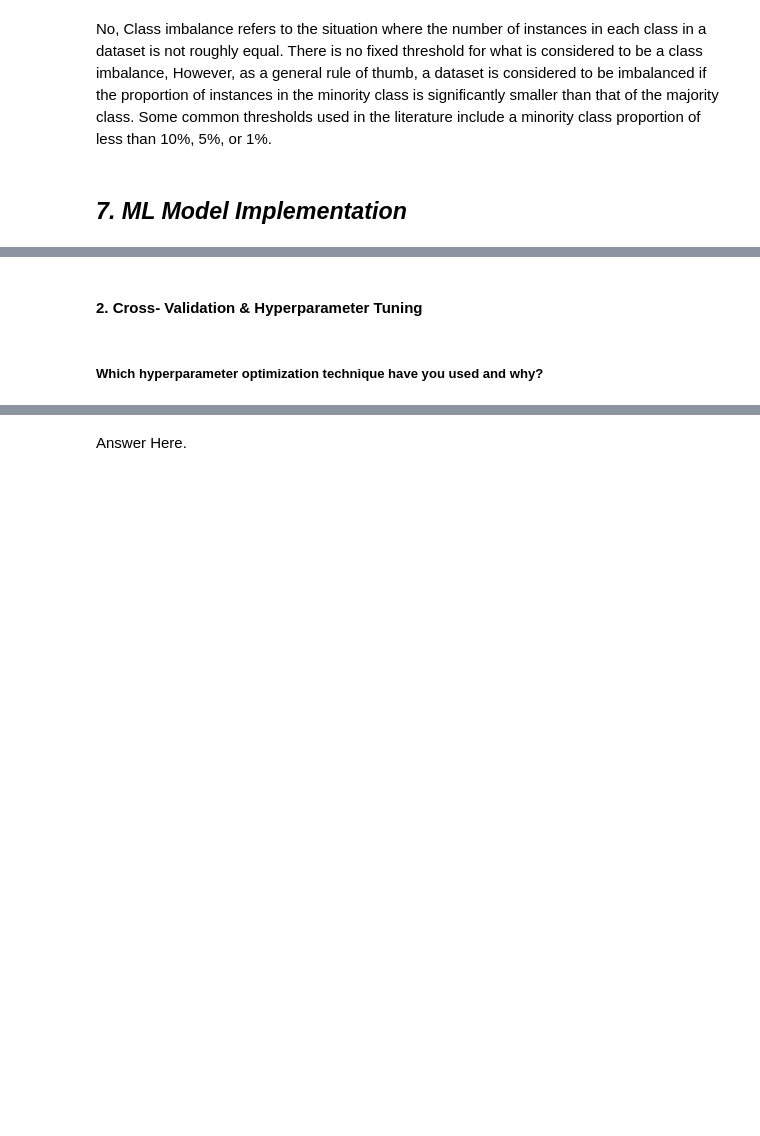
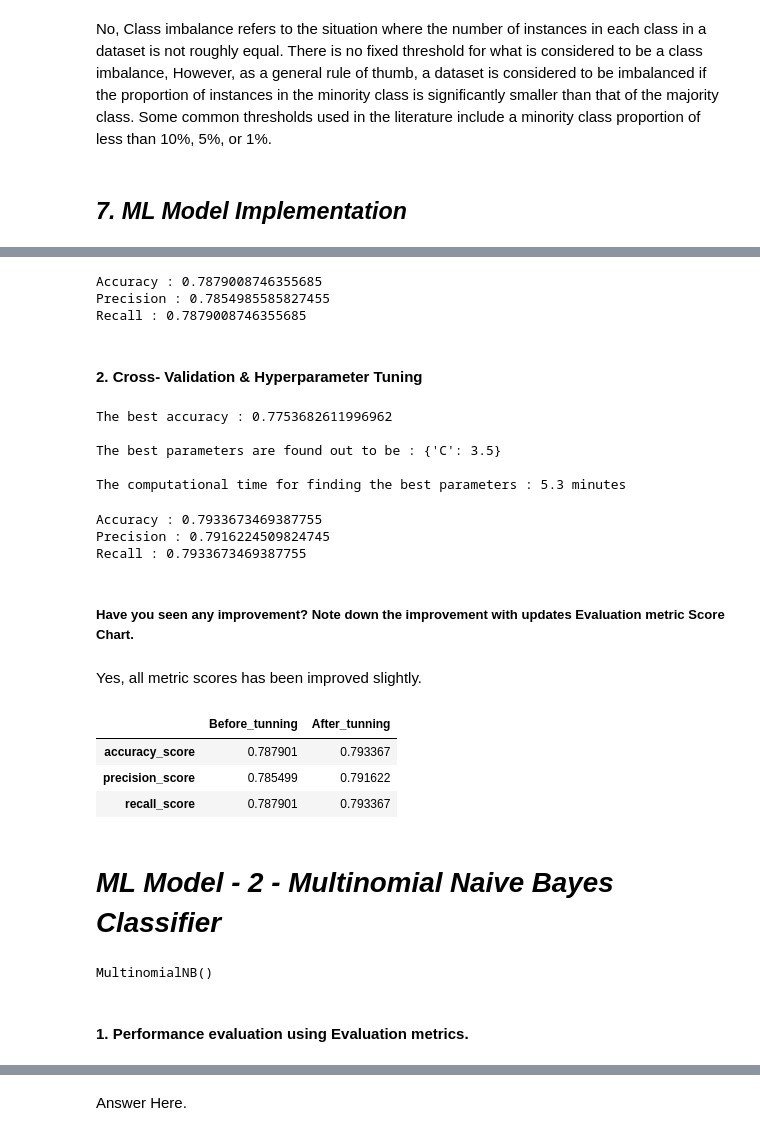
Before and after one commit to kuldeep-sngh/Covid-19-Tweet-Sentiment-Analysis, a Jupyter notebook: Covid_19_Tweet_Sentiment_Analysis.ipynb, the cells around one changed output, grey strips where cells are left out. Cells and saved outputs as stored; diff of their text form; code cells hidden in the pictures; blank space fills up the shorter version.

```diff
--- a/Covid_19_Tweet_Sentiment_Analysis.ipynb
+++ b/Covid_19_Tweet_Sentiment_Analysis.ipynb
@@ -1073,6 +1125,6 @@ However, as a general rule of thumb, a dataset is considered to be imbalanced if
 # %%
 # ML Model - 1 Implementation
-
+from sklearn.linear_model import LogisticRegression
+model = LogisticRegression()
 # Fit the Algorithm
-
-# Predict on the model
+model.fit(x_train, y_train)
@@ -1083,2 +1135,18 @@ However, as a general rule of thumb, a dataset is considered to be imbalanced if
+# %%
+# Predict on the model
+y_pred = model.predict(x_test)
+
+# Evaluation metric Scores
+print('Accuracy :' ,accuracy_score(y_test, y_pred))
+print('Precision :', precision_score(y_test, y_pred, average='weighted'))
+print('Recall :', recall_score(y_test, y_pred, average='weighted'))
+
+# recoring metric scores in pandas dataframe for later comparision
+logistic = pd.DataFrame(index = ['accuracy_score', 'precision_score', 'recall_score'])
+logistic['Before_tunning'] = [accuracy_score(y_test, y_pred), precision_score(y_test, y_pred, average='weighted'), recall_score(y_test, y_pred, average='weighted')]
+# %% [output]
+Accuracy : 0.7879008746355685
+Precision : 0.7854985585827455
+Recall : 0.7879008746355685
 # %% [markdown]
 #### 2. Cross- Validation & Hyperparameter Tuning
@@ -1091,2 +1153,38 @@ However, as a general rule of thumb, a dataset is considered to be imbalanced if
-# %% [markdown]
-##### Which hyperparameter optimization technique have you used and why?
+# %%
+parameters = {'C' : [0.01, 0.1, 1, 2, 3, 3.3, 3.5, 4]}
+
+# calling find_best_params function created earlier to get optimized model with best parameters.
+optimal_model = find_best_params(model,  parameters)
+# %% [output]
+The best accuracy : 0.7753682611996962
+
+The best parameters are found out to be : {'C': 3.5}
+
+The computational time for finding the best parameters : 5.3 minutes
+# %%
+# Predicting on the optimized model
+y_pred = optimal_model.predict(x_test)
+
+# Evaluation metric Scores
+print('Accuracy :' ,accuracy_score(y_test, y_pred))
+print('Precision :', precision_score(y_test, y_pred, average='weighted'))
+print('Recall :', recall_score(y_test, y_pred, average='weighted'))
+
+# recoring metric scores in pandas dataframe
+logistic['After_tunning'] = [accuracy_score(y_test, y_pred), precision_score(y_test, y_pred, average='weighted'), recall_score(y_test, y_pred, average='weighted')]
+# %% [output]
+Accuracy : 0.7933673469387755
+Precision : 0.7916224509824745
+Recall : 0.7933673469387755
+# %% [markdown]
+##### Have you seen any improvement? Note down the improvement with updates Evaluation metric Score Chart.
+# %% [markdown]
+Yes, all metric scores has been improved slightly.
+# %%
+#  Evaluation metric scores before and hyperparameter tunning
+logistic
+# %% [output]
+|  | Before_tunning | After_tunning |
+| accuracy_score | 0.787901 | 0.793367 |
+| precision_score | 0.785499 | 0.791622 |
+| recall_score | 0.787901 | 0.793367 |
@@ -1092,0 +1194,13 @@ However, as a general rule of thumb, a dataset is considered to be imbalanced if
+# %% [markdown]
+# ***ML Model - 2 - Multinomial Naive Bayes Classifier***
+# %%
+# ML Model - 2 Implementation
+from sklearn.naive_bayes import MultinomialNB
+model = MultinomialNB()
+
+# Fit the Algorithm
+model.fit(x_train, y_train)
+# %% [output]
+MultinomialNB()
+# %% [markdown]
+#### 1. Performance evaluation using Evaluation metrics.
```
Also changed, not shown: parts of 72 cells of this notebook.
